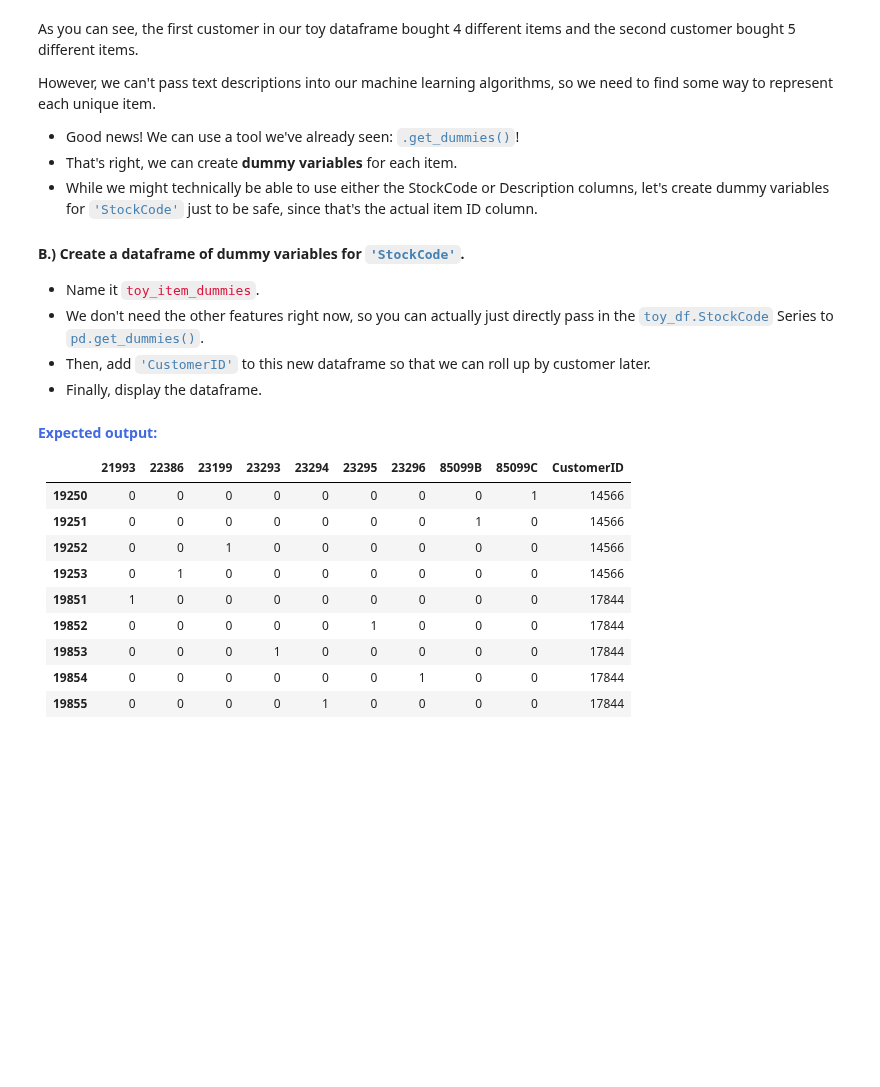
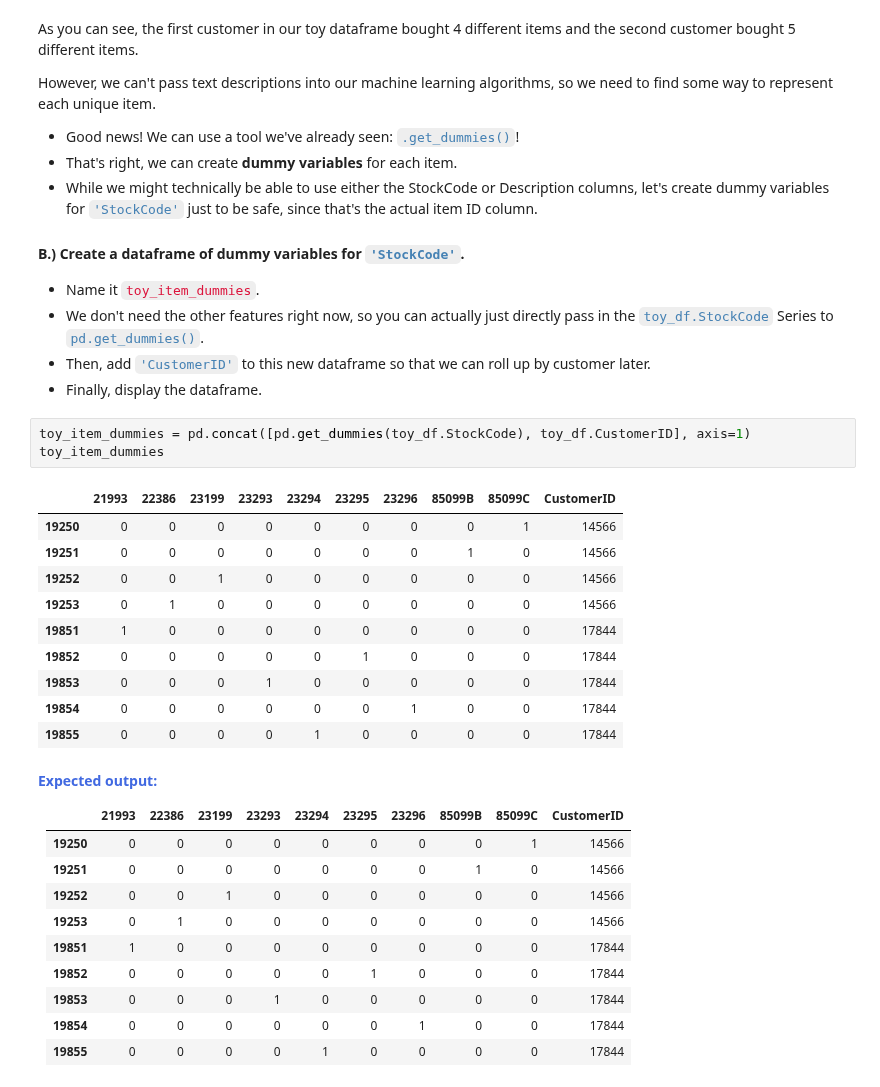
Before and after one commit to tundeiness/Unsupervised_Customer, a Jupyter notebook: 2 - Workbook - Dimensionality Reduction.ipynb, the cells around one changed output. Drawn from its saved outputs; the diff is of its cells as text; blank space fills up the shorter version.

Commit message:
Create dataframe of dummy variables for StockCode

```diff
--- a/2 - Workbook - Dimensionality Reduction.ipynb
+++ b/2 - Workbook - Dimensionality Reduction.ipynb
@@ -311,6 +311,20 @@ However, we can't pass text descriptions into our machine learning algorithms, s
 * We don't need the other features right now, so you can actually just directly pass in the <code style="color:steelblue">toy_df.StockCode</code> Series to <code style="color:steelblue">pd.get_dummies()</code>.
 * Then, add <code style="color:steelblue">'CustomerID'</code> to this new dataframe so that we can roll up by customer later.
 * Finally, display the dataframe.
+# %%
+toy_item_dummies = pd.concat([pd.get_dummies(toy_df.StockCode), toy_df.CustomerID], axis=1)
+toy_item_dummies
+# %% [output]
+|  | 21993 | 22386 | 23199 | 23293 | 23294 | 23295 | 23296 | 85099B | 85099C | CustomerID |
+| 19250 | 0 | 0 | 0 | 0 | 0 | 0 | 0 | 0 | 1 | 14566 |
+| 19251 | 0 | 0 | 0 | 0 | 0 | 0 | 0 | 1 | 0 | 14566 |
+| 19252 | 0 | 0 | 1 | 0 | 0 | 0 | 0 | 0 | 0 | 14566 |
+| 19253 | 0 | 1 | 0 | 0 | 0 | 0 | 0 | 0 | 0 | 14566 |
+| 19851 | 1 | 0 | 0 | 0 | 0 | 0 | 0 | 0 | 0 | 17844 |
+| 19852 | 0 | 0 | 0 | 0 | 0 | 1 | 0 | 0 | 0 | 17844 |
+| 19853 | 0 | 0 | 0 | 1 | 0 | 0 | 0 | 0 | 0 | 17844 |
+| 19854 | 0 | 0 | 0 | 0 | 0 | 0 | 1 | 0 | 0 | 17844 |
+| 19855 | 0 | 0 | 0 | 0 | 1 | 0 | 0 | 0 | 0 | 17844 |
 # %% [markdown]
 <strong style="color:RoyalBlue">Expected output:</strong>
 <table border="1" class="dataframe">
```
